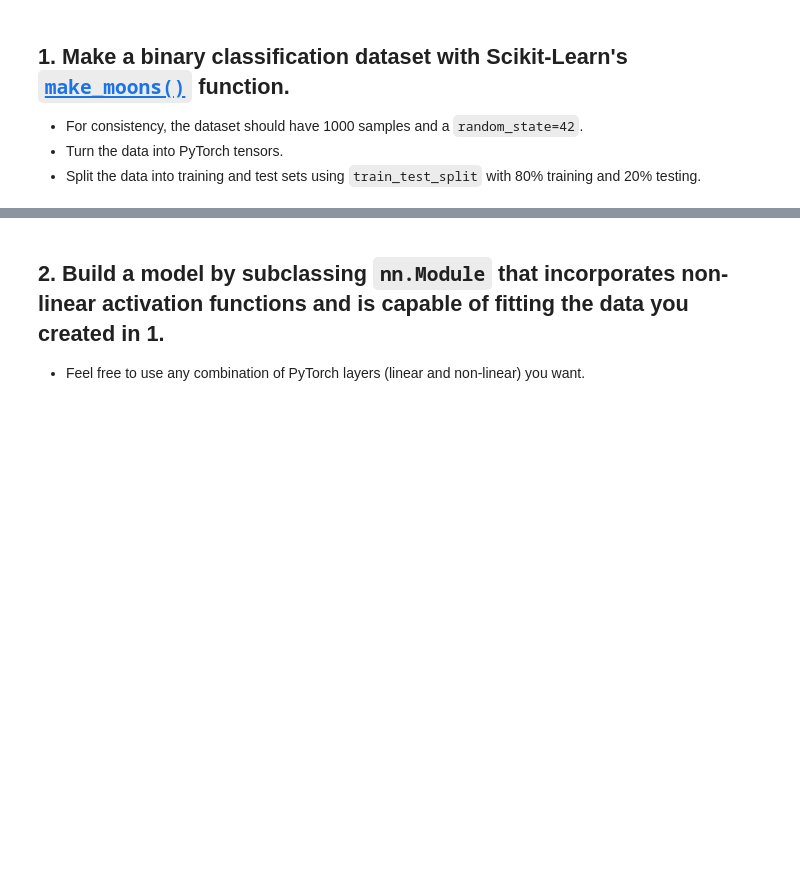
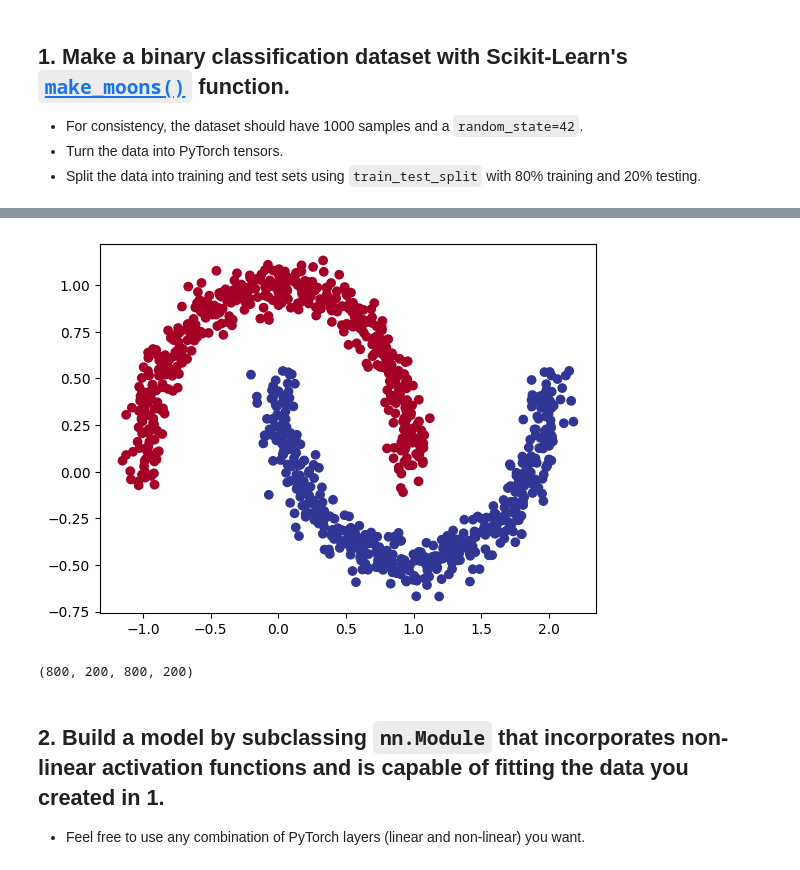
Before and after one commit to hirocs/hirocs, a Jupyter notebook: extras/exercises/02_pytorch_classification_exercises.ipynb, the cells around one changed output, grey strips where cells are left out. Drawn from its saved outputs; the diff is of its cells as text; code cells hidden in the pictures; blank space fills up the shorter version.

```diff
--- a/extras/exercises/02_pytorch_classification_exercises.ipynb
+++ b/extras/exercises/02_pytorch_classification_exercises.ipynb
@@ -31,3 +32,11 @@ RANDOM_SEED = 42
 # %%
 # Create a dataset with Scikit-Learn's make_moons()
 from sklearn.datasets import make_moons
+NUM_SAMPLES = 1000
+RANDOM_SEED = 42
+
+X, y = make_moons(n_samples=NUM_SAMPLES,
+                  noise=0.07,
+                  random_state=RANDOM_SEED)
+
+X[:10], y[:10]
@@ -37,12 +75,26 @@ import pandas as pd
 # %%
 # Visualize the data on a scatter plot
 import matplotlib.pyplot as plt
+plt.scatter(x=X[:, 0],
+            y=X[:, 1],
+            c=y,
+            cmap=plt.cm.RdYlBu);
+# %% [output]
+[figure, added]
 # %%
 # Turn data into tensors of dtype float
-
+X = torch.tensor(X, dtype=torch.float)
+y = torch.tensor(y, dtype=torch.float)
 
 # Split the data into train and test sets (80% train, 20% test)
 from sklearn.model_selection import train_test_split
+X_train, X_test, y_train, y_test = train_test_split(X,
+                                                    y,
+                                                    test_size=0.2,
+                                                    random_state=RANDOM_SEED)
+len(X_train),len(X_test),len(y_train),len(y_test)
+# %% [output]
+(800, 200, 800, 200)
 # %% [markdown]
 ## 2. Build a model by subclassing `nn.Module` that incorporates non-linear activation functions and is capable of fitting the data you created in 1.
   * Feel free to use any combination of PyTorch layers (linear and non-linear) you want.
```
Also changed, not shown: parts of 6 cells of this notebook.
